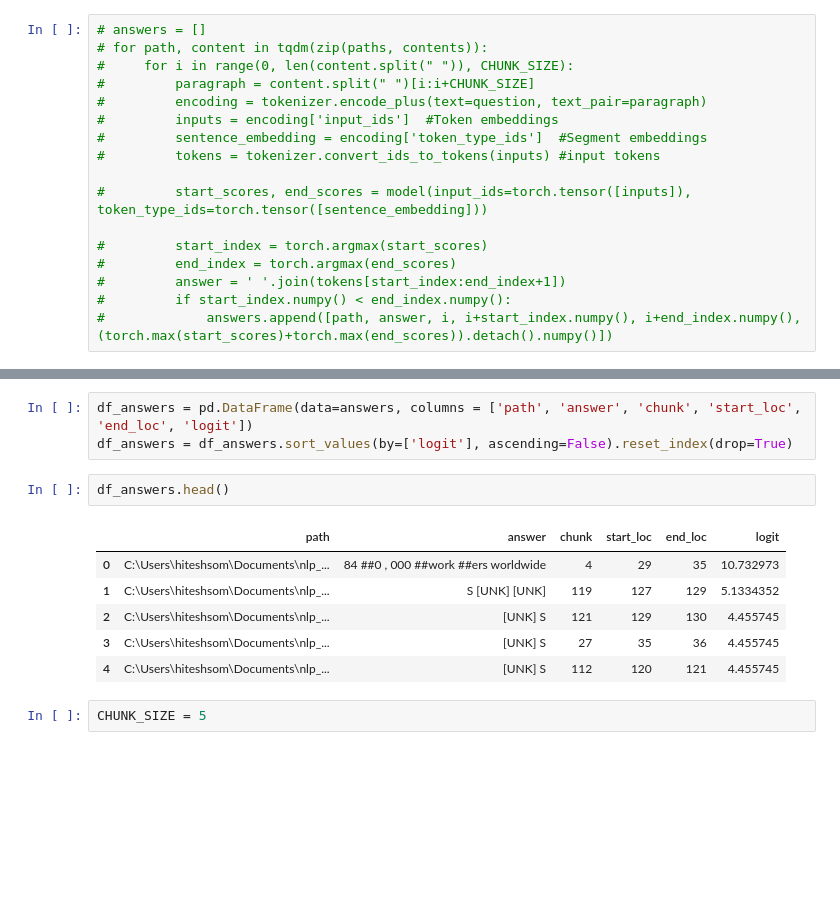
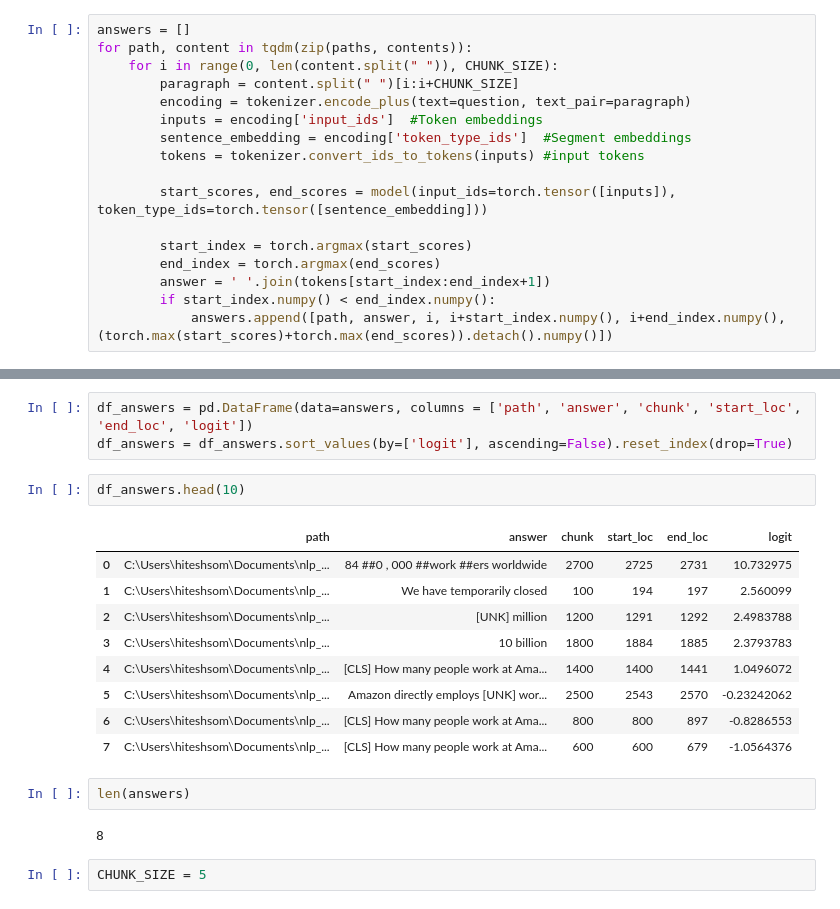
Before and after one commit to hiteshsom/nlp_document_finder, a Jupyter notebook: bert_predictions.ipynb, the cells around one changed output, grey strips where cells are left out. Drawn from its saved outputs; the diff is of its cells as text; blank space fills up the shorter version.

Commit message:
Trying BERT on natural questions

```diff
--- a/bert_predictions.ipynb
+++ b/bert_predictions.ipynb
@@ -150,21 +150,21 @@ contents = [re.sub(r'\n', ' ', content) for content in contents]
 # %%
 # contents[0]
 # %%
-# answers = []
-# for path, content in tqdm(zip(paths, contents)):
-#     for i in range(0, len(content.split(" ")), CHUNK_SIZE):
-#         paragraph = content.split(" ")[i:i+CHUNK_SIZE]
-#         encoding = tokenizer.encode_plus(text=question, text_pair=paragraph)
-#         inputs = encoding['input_ids']  #Token embeddings
-#         sentence_embedding = encoding['token_type_ids']  #Segment embeddings
-#         tokens = tokenizer.convert_ids_to_tokens(inputs) #input tokens
+answers = []
+for path, content in tqdm(zip(paths, contents)):
+    for i in range(0, len(content.split(" ")), CHUNK_SIZE):
+        paragraph = content.split(" ")[i:i+CHUNK_SIZE]
+        encoding = tokenizer.encode_plus(text=question, text_pair=paragraph)
+        inputs = encoding['input_ids']  #Token embeddings
+        sentence_embedding = encoding['token_type_ids']  #Segment embeddings
+        tokens = tokenizer.convert_ids_to_tokens(inputs) #input tokens
 
-#         start_scores, end_scores = model(input_ids=torch.tensor([inputs]), token_type_ids=torch.tensor([sentence_embedding]))
+        start_scores, end_scores = model(input_ids=torch.tensor([inputs]), token_type_ids=torch.tensor([sentence_embedding]))
 
-#         start_index = torch.argmax(start_scores)
-#         end_index = torch.argmax(end_scores)
-#         answer = ' '.join(tokens[start_index:end_index+1])
-#         if start_index.numpy() < end_index.numpy():
-#             answers.append([path, answer, i, i+start_index.numpy(), i+end_index.numpy(), (torch.max(start_scores)+torch.max(end_scores)).detach().numpy()])
+        start_index = torch.argmax(start_scores)
+        end_index = torch.argmax(end_scores)
+        answer = ' '.join(tokens[start_index:end_index+1])
+        if start_index.numpy() < end_index.numpy():
+            answers.append([path, answer, i, i+start_index.numpy(), i+end_index.numpy(), (torch.max(start_scores)+torch.max(end_scores)).detach().numpy()])
 # %%
 titles = ["Beyond COVID", "Leveraging scale for good"]
@@ -187,14 +191,21 @@ if start_index.numpy() < end_index.numpy():
 df_answers = pd.DataFrame(data=answers, columns = ['path', 'answer', 'chunk', 'start_loc', 'end_loc', 'logit'])
 df_answers = df_answers.sort_values(by=['logit'], ascending=False).reset_index(drop=True)
 # %%
-df_answers.head()
+df_answers.head(10)
 # %% [output]
 |  | path | answer | chunk | start_loc | end_loc | logit |
-| 0 | C:\Users\hiteshsom\Documents\nlp_... | 84 ##0 , 000 ##work ##ers worldwide | 4 | 29 | 35 | 10.732973 |
-| 1 | C:\Users\hiteshsom\Documents\nlp_... | S [UNK] [UNK] | 119 | 127 | 129 | 5.1334352 |
-| 2 | C:\Users\hiteshsom\Documents\nlp_... | [UNK] S | 121 | 129 | 130 | 4.455745 |
-| 3 | C:\Users\hiteshsom\Documents\nlp_... | [UNK] S | 27 | 35 | 36 | 4.455745 |
-| 4 | C:\Users\hiteshsom\Documents\nlp_... | [UNK] S | 112 | 120 | 121 | 4.455745 |
+| 0 | C:\Users\hiteshsom\Documents\nlp_... | 84 ##0 , 000 ##work ##ers worldwide | 2700 | 2725 | 2731 | 10.732975 |
+| 1 | C:\Users\hiteshsom\Documents\nlp_... | We have temporarily closed | 100 | 194 | 197 | 2.560099 |
+| 2 | C:\Users\hiteshsom\Documents\nlp_... | [UNK] million | 1200 | 1291 | 1292 | 2.4983788 |
+| 3 | C:\Users\hiteshsom\Documents\nlp_... | 10 billion | 1800 | 1884 | 1885 | 2.3793783 |
+| 4 | C:\Users\hiteshsom\Documents\nlp_... | [CLS] How many people work at Ama... | 1400 | 1400 | 1441 | 1.0496072 |
+| 5 | C:\Users\hiteshsom\Documents\nlp_... | Amazon directly employs [UNK] wor... | 2500 | 2543 | 2570 | -0.23242062 |
+| 6 | C:\Users\hiteshsom\Documents\nlp_... | [CLS] How many people work at Ama... | 800 | 800 | 897 | -0.8286553 |
+| 7 | C:\Users\hiteshsom\Documents\nlp_... | [CLS] How many people work at Ama... | 600 | 600 | 679 | -1.0564376 |
+# %%
+len(answers)
+# %% [output]
+8
 # %%
 CHUNK_SIZE = 5
 # %%
```
Also changed, not shown: parts of 1 cell of this notebook, 1 other file.
